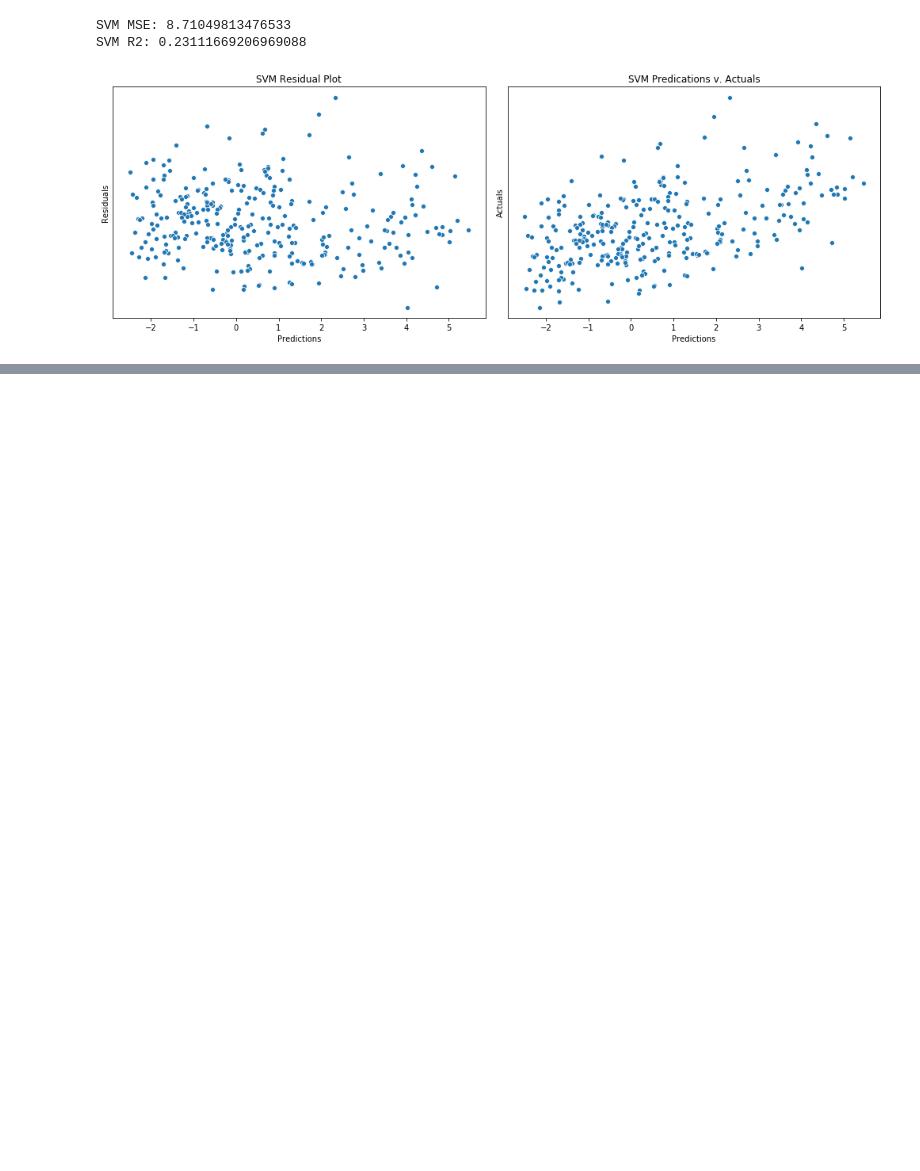
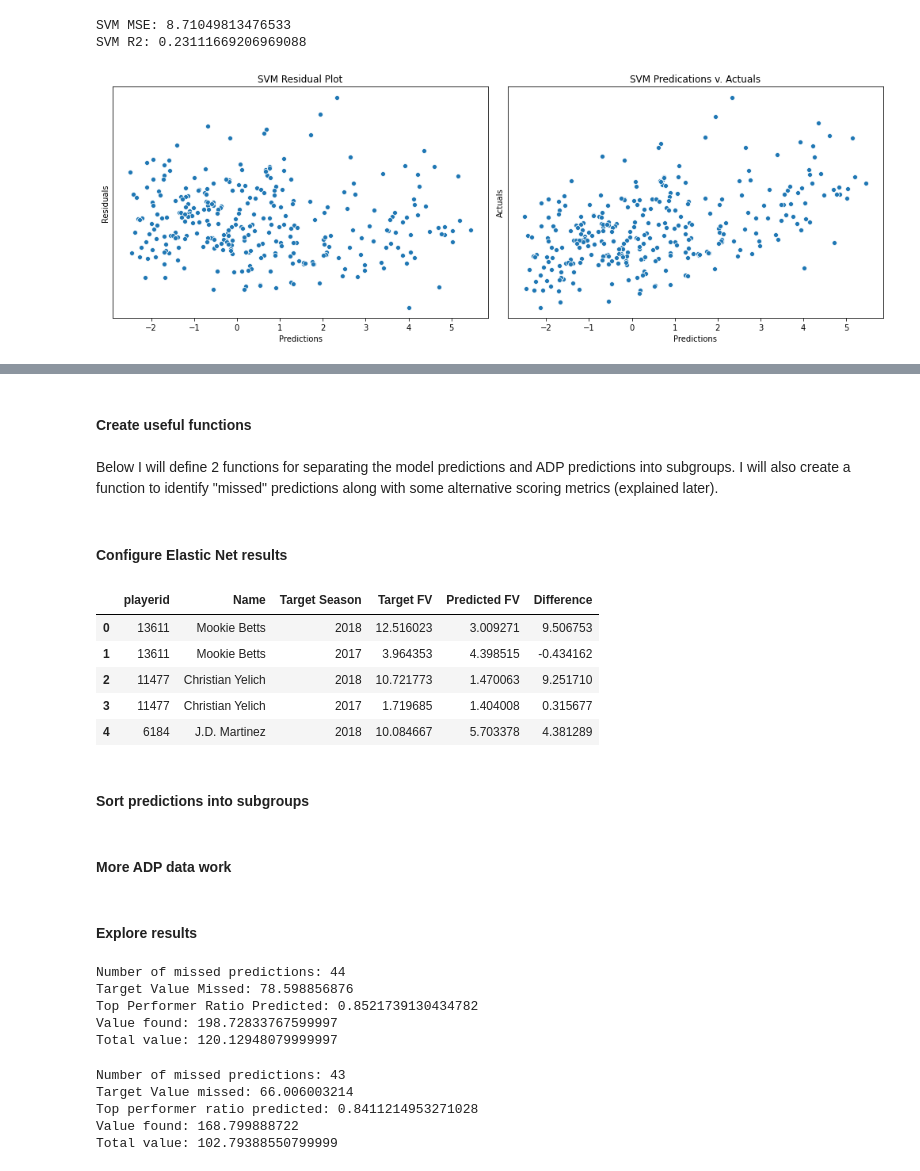
Before and after one commit to nkrajew/baseball_proj, a Jupyter notebook: Fantasy_Baseball_Predictions.ipynb, the cells around one changed output, grey strips where cells are left out. Drawn from its saved outputs; the diff is of its cells as text; code cells hidden in the pictures; blank space fills up the shorter version.

Commit message:
added results from modeling to notebook

```diff
--- a/Fantasy_Baseball_Predictions.ipynb
+++ b/Fantasy_Baseball_Predictions.ipynb
@@ -566,0 +611,4 @@ plt.tight_layout()
+# %% [markdown]
+#### Create useful functions
+# %% [markdown]
+Below I will define 2 functions for separating the model predictions and ADP predictions into subgroups. I will also create a function to identify "missed" predictions along with some alternative scoring metrics (explained later).
@@ -566,0 +668,24 @@ plt.tight_layout()
+# %% [markdown]
+#### Configure Elastic Net results
+# %%
+names = data[['playerid', 'Name']].drop_duplicates(subset=['playerid'])
+# %%
+col_names = ['playerid', 'Target Season', 'Target FV',
+             'Predicted FV', 'Difference']
+
+enet_output = pd.DataFrame({'playerid': test_ID,
+                            'Target Season': test_season+1,
+                            'Target FV': y_test,
+                            'Predicted FV': enet_preds,
+                            'Difference': (y_test - enet_preds)},
+                           columns=col_names)
+
+enet_output = pd.merge(names,enet_output,on='playerid',how='inner')
+enet_output.head()
+# %% [output]
+|  | playerid | Name | Target Season | Target FV | Predicted FV | Difference |
+| 0 | 13611 | Mookie Betts | 2018 | 12.516023 | 3.009271 | 9.506753 |
+| 1 | 13611 | Mookie Betts | 2017 | 3.964353 | 4.398515 | -0.434162 |
+| 2 | 11477 | Christian Yelich | 2018 | 10.721773 | 1.470063 | 9.251710 |
+| 3 | 11477 | Christian Yelich | 2017 | 1.719685 | 1.404008 | 0.315677 |
+| 4 | 6184 | J.D. Martinez | 2018 | 10.084667 | 5.703378 | 4.381289 |
@@ -566,0 +695,2 @@ plt.tight_layout()
+# %% [markdown]
+#### Sort predictions into subgroups
@@ -566,0 +701,2 @@ plt.tight_layout()
+# %% [markdown]
+#### More ADP data work
@@ -566,0 +705,32 @@ plt.tight_layout()
+# %% [markdown]
+#### Explore results
+# %%
+missed_prediction_results(results_2018, sections=4)
+# %% [output]
+Number of missed predictions: 44
+Target Value Missed: 78.598856876
+Top Performer Ratio Predicted: 0.8521739130434782
+Value found: 198.72833767599997
+Total value: 120.12948079999997
+# %%
+# ADP results
+temp1 = ADP_data_merged[(ADP_data_merged['Target Section'] <=2) & (ADP_data_merged['ADP Section'] >2)]
+temp2 = ADP_data_merged[(ADP_data_merged['Target Section'] >2) & (ADP_data_merged['ADP Section'] <=2)]
+temp3 = ADP_data_merged[(ADP_data_merged['Target Section'] >=2) & (ADP_data_merged['ADP Section'] >=2)]
+temp4 = ADP_data_merged[(ADP_data_merged['Target Section'] >=2)]
+ADP_missed_predictions = pd.concat([temp1, temp2])
+ADP_missed_tv = abs(ADP_missed_predictions['Target FV']).sum()
+ADP_top_ratio = len(temp3)/len(temp4)
+ADP_value_found =  abs(temp3['Target FV']).sum()
+ADP_total_value = ADP_value_found-ADP_missed_tv
+print("Number of missed predictions:", len(ADP_missed_predictions))
+print("Target Value missed:", ADP_missed_tv)
+print("Top performer ratio predicted:", ADP_top_ratio)
+print("Value found:", ADP_value_found)
+print("Total value:", ADP_total_value)
+# %% [output]
+Number of missed predictions: 43
+Target Value missed: 66.006003214
+Top performer ratio predicted: 0.8411214953271028
+Value found: 168.799888722
+Total value: 102.79388550799999
```
Also changed, not shown: parts of 22 cells of this notebook.
